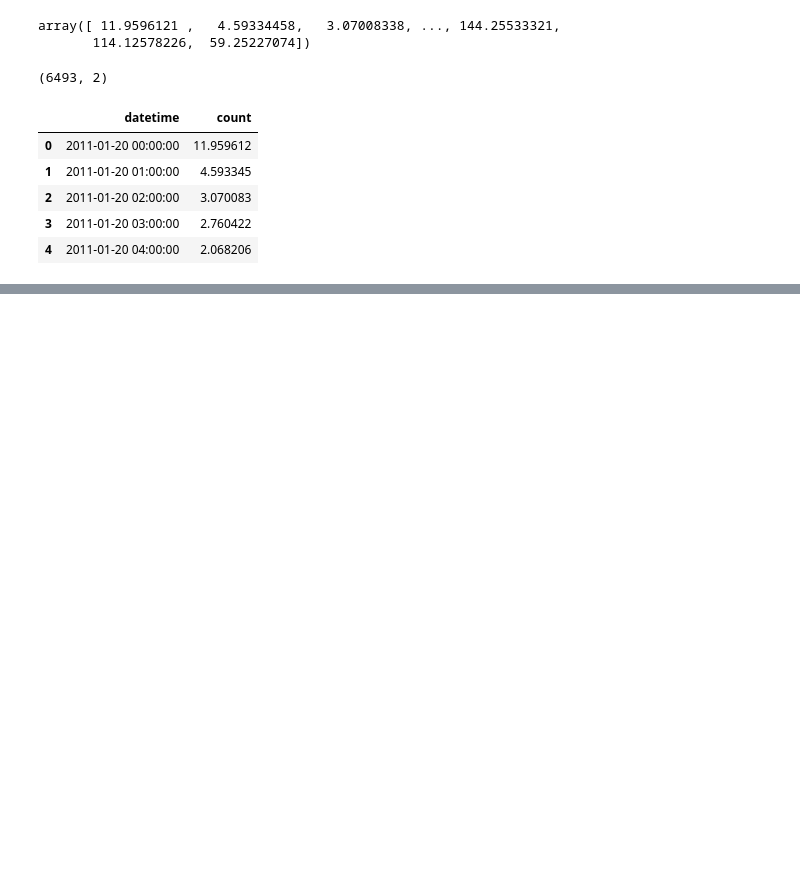
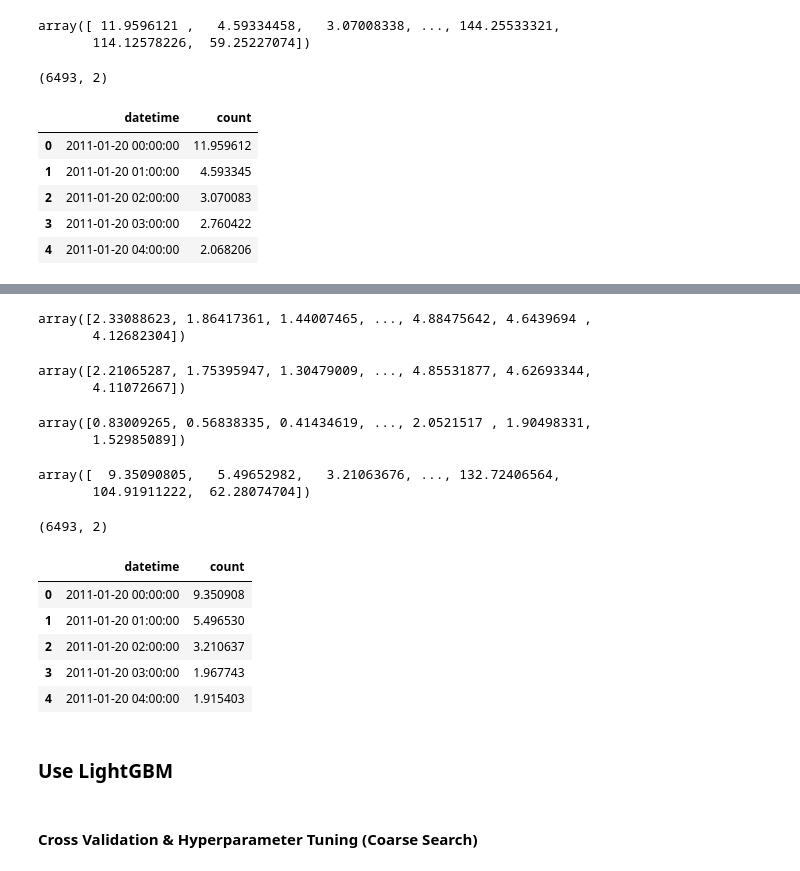
Before and after one commit to kkt4828/python-analysis, a Jupyter notebook: bike_sharing_practice.ipynb, the cells around one changed output, grey strips where cells are left out. Saved outputs shown, nothing was run; the diff lists cells and outputs as text; code cells hidden in the pictures; blank space fills up the shorter version.

```diff
--- a/bike_sharing_practice.ipynb
+++ b/bike_sharing_practice.ipynb
@@ -1160,0 +1403,45 @@ submit.to_csv("baseline-script.csv",index=False)
+# %%
+model.fit(X_train,y_train_count)
+prediction_list1 = model.predict(X_test)
+prediction_list1
+# %% [output]
+array([2.33088623, 1.86417361, 1.44007465, ..., 4.88475642, 4.6439694 ,
+       4.12682304])
+# %%
+model.fit(X_train,y_train_registered)
+prediction_list2 = model.predict(X_test)
+prediction_list2
+# %% [output]
+array([2.21065287, 1.75395947, 1.30479009, ..., 4.85531877, 4.62693344,
+       4.11072667])
+# %%
+model.fit(X_train,y_train_casual)
+prediction_list3 = model.predict(X_test)
+prediction_list3
+# %% [output]
+array([0.83009265, 0.56838335, 0.41434619, ..., 2.0521517 , 1.90498331,
+       1.52985089])
+# %%
+y_predict_casual = np.exp(prediction_list3) - 1
+y_predict_registered = np.exp(prediction_list2) - 1
+y_predict_count = np.exp(prediction_list1) - 1
+# %%
+y_predict = np.sqrt((y_predict_casual + y_predict_registered) * y_predict_count)
+y_predict
+# %% [output]
+array([  9.35090805,   5.49652982,   3.21063676, ..., 132.72406564,
+       104.91911222,  62.28074704])
+# %%
+submit = pd.read_csv("sampleSubmission.csv")
+
+submit["count"]= y_predict
+print(submit.shape)
+submit.head()
+# %% [output]
+(6493, 2)
+|  | datetime | count |
+| 0 | 2011-01-20 00:00:00 | 9.350908 |
+| 1 | 2011-01-20 01:00:00 | 5.496530 |
+| 2 | 2011-01-20 02:00:00 | 3.210637 |
+| 3 | 2011-01-20 03:00:00 | 1.967743 |
+| 4 | 2011-01-20 04:00:00 | 1.915403 |
@@ -1160,0 +1450,4 @@ submit.to_csv("baseline-script.csv",index=False)
+# %% [markdown]
+### Use LightGBM
+# %% [markdown]
+#### Cross Validation & Hyperparameter Tuning (Coarse Search)
```
Also changed, not shown: parts of 35 cells of this notebook.
